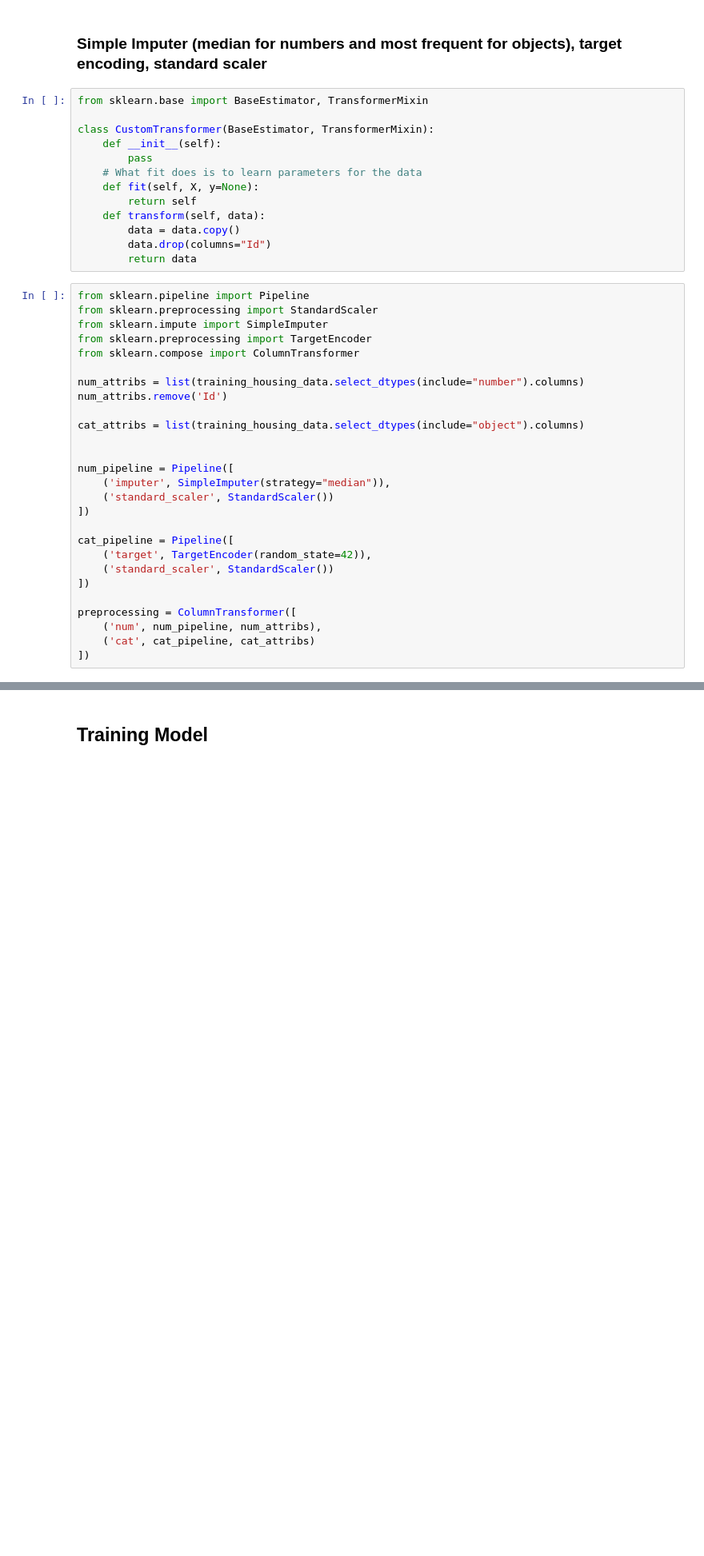
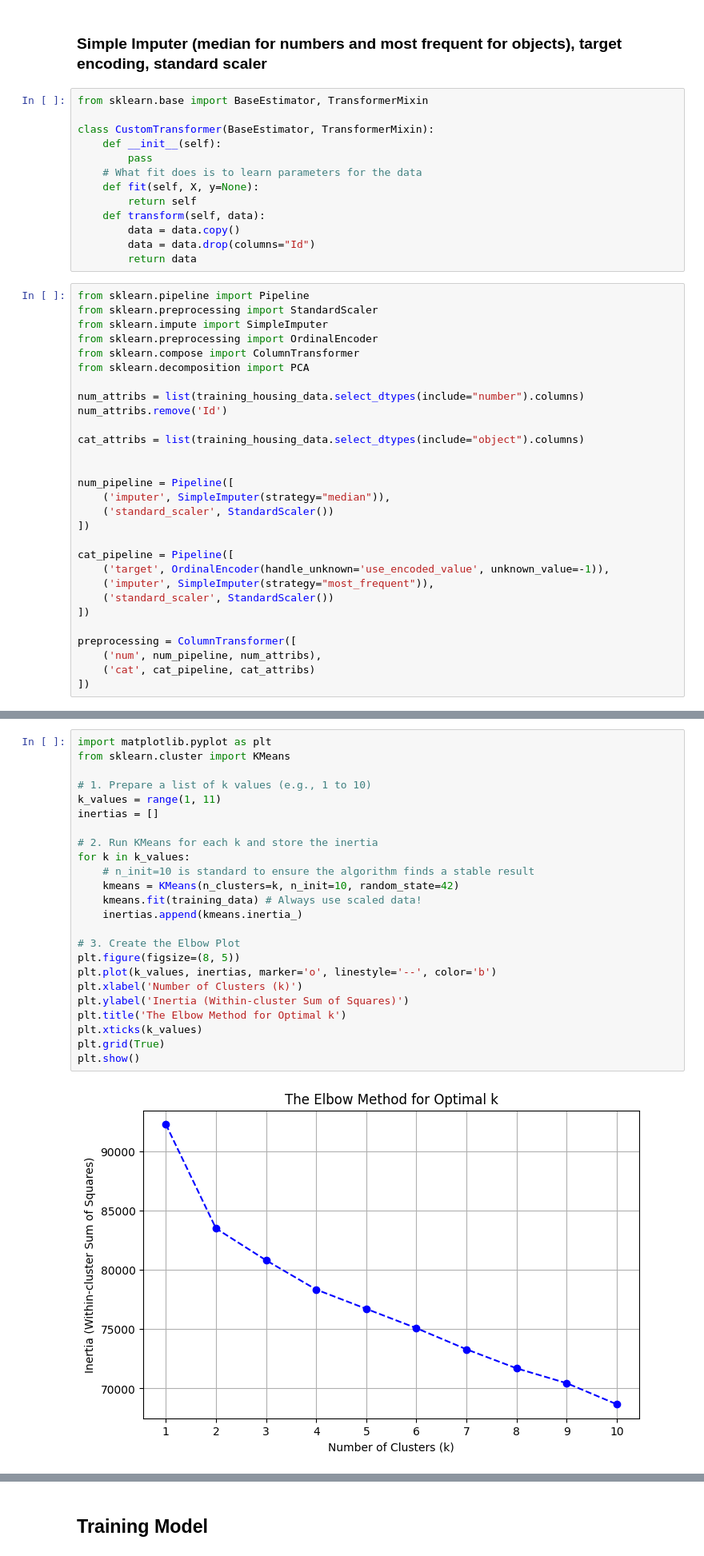
Before and after one commit to HanstonH/House-Prices-Advanced-Regression-Techniques, a Jupyter notebook: House_Price.ipynb, the cells around one changed output, grey strips where cells are left out. Shown at 80% size. Cells and saved outputs as stored; diff of their text form; blank space fills up the shorter version.

```diff
--- a/House_Price.ipynb
+++ b/House_Price.ipynb
@@ -79,14 +59,15 @@ class CustomTransformer(BaseEstimator, TransformerMixin):
         return self
     def transform(self, data):
         data = data.copy()
-        data.drop(columns="Id")
+        data = data.drop(columns="Id")
         return data
 # %%
 from sklearn.pipeline import Pipeline
 from sklearn.preprocessing import StandardScaler
 from sklearn.impute import SimpleImputer
-from sklearn.preprocessing import TargetEncoder
+from sklearn.preprocessing import OrdinalEncoder
 from sklearn.compose import ColumnTransformer
+from sklearn.decomposition import PCA
 
 num_attribs = list(training_housing_data.select_dtypes(include="number").columns)
 num_attribs.remove('Id')
@@ -100,7 +81,8 @@ num_pipeline = Pipeline([
 ])
 
 cat_pipeline = Pipeline([
-    ('target', TargetEncoder(random_state=42)),
+    ('target', OrdinalEncoder(handle_unknown='use_encoded_value', unknown_value=-1)),
+    ('imputer', SimpleImputer(strategy="most_frequent")),
     ('standard_scaler', StandardScaler())
 ])
 
@@ -133,3 +159,29 @@ array([[-0.1515269 , -0.01745034, -0.27655235, ...,  0.72323072,
+# %%
+import matplotlib.pyplot as plt
+from sklearn.cluster import KMeans
+
+# 1. Prepare a list of k values (e.g., 1 to 10)
+k_values = range(1, 11)
+inertias = []
+
+# 2. Run KMeans for each k and store the inertia
+for k in k_values:
+    # n_init=10 is standard to ensure the algorithm finds a stable result
+    kmeans = KMeans(n_clusters=k, n_init=10, random_state=42)
+    kmeans.fit(training_data) # Always use scaled data!
+    inertias.append(kmeans.inertia_)
+
+# 3. Create the Elbow Plot
+plt.figure(figsize=(8, 5))
+plt.plot(k_values, inertias, marker='o', linestyle='--', color='b')
+plt.xlabel('Number of Clusters (k)')
+plt.ylabel('Inertia (Within-cluster Sum of Squares)')
+plt.title('The Elbow Method for Optimal k')
+plt.xticks(k_values)
+plt.grid(True)
+plt.show()
+# %% [output]
+[figure, added]
 # %%
 ct = full_pipeline.named_steps['preprocess']
 final_training_data = pd.DataFrame(
```
Also changed, not shown: parts of 30 cells of this notebook, 5 other files.
